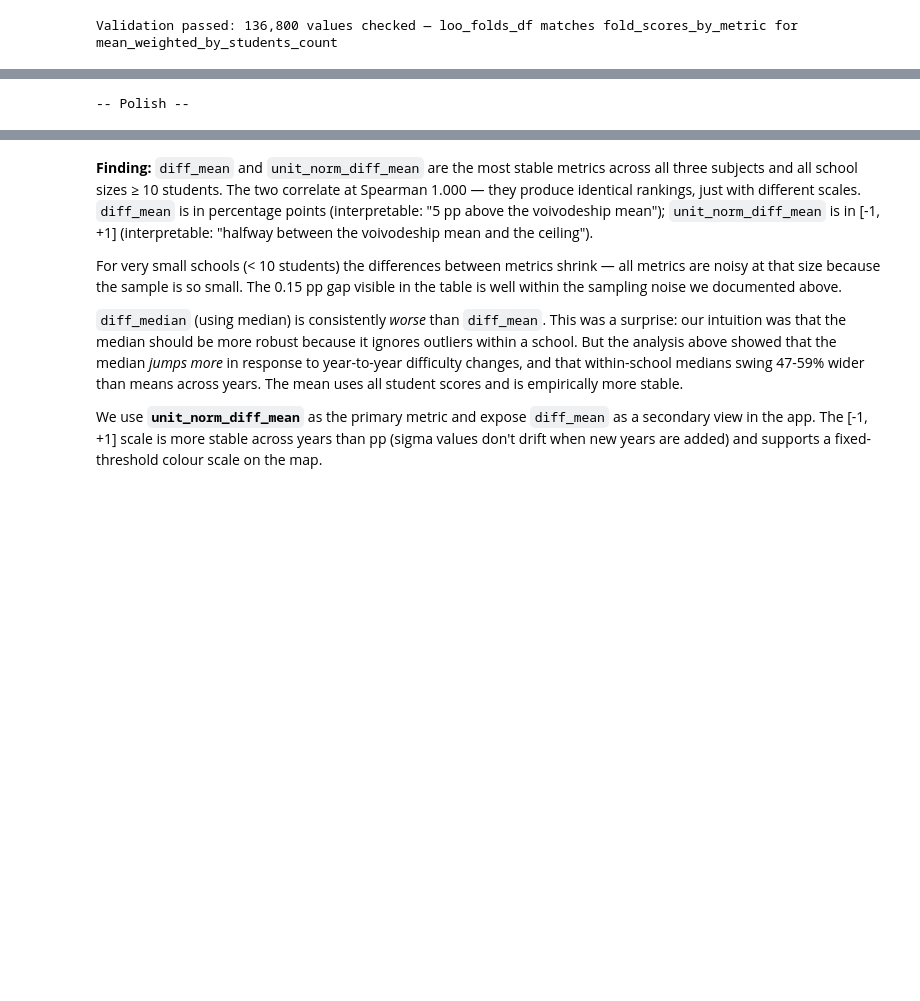
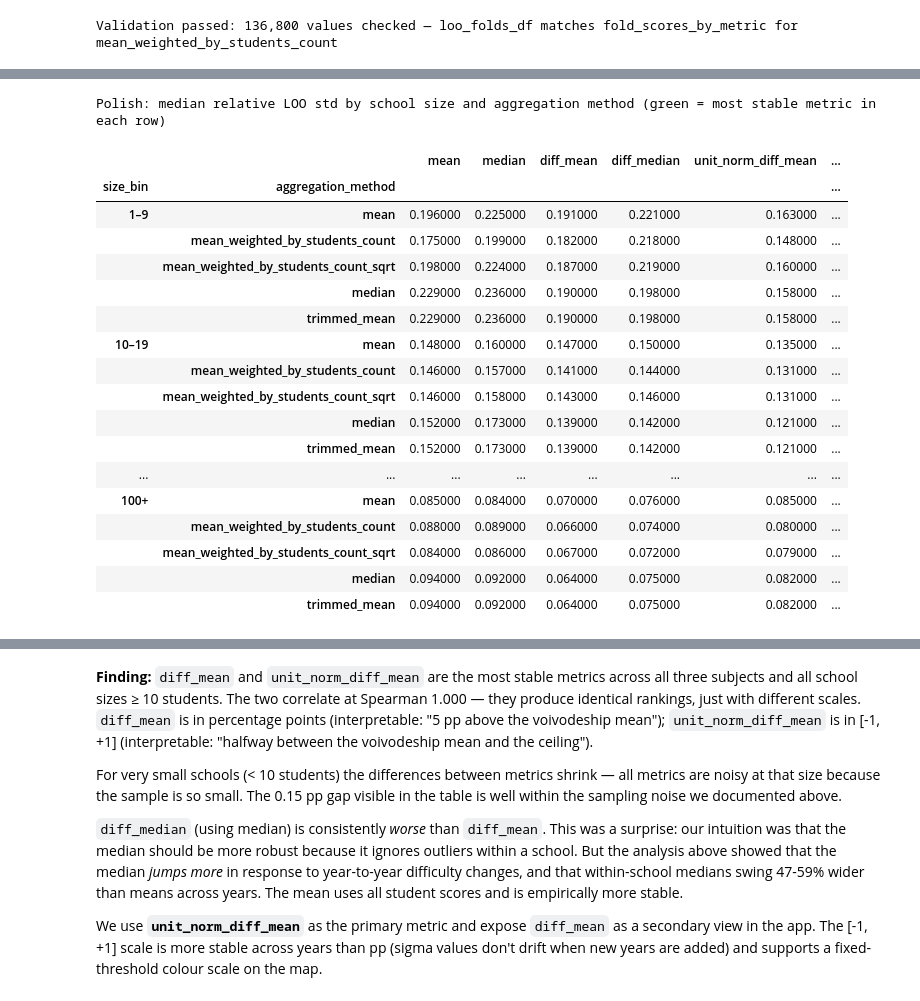
Before and after one commit to herbakamil/compare-primary-schools-mazowieckie, a Jupyter notebook: notebooks/how_to_measure_school_quality.ipynb, the cells around one changed output, grey strips where cells are left out. Drawn from its saved outputs; the diff is of its cells as text; code cells hidden in the pictures; blank space fills up the shorter version.

```diff
--- a/notebooks/how_to_measure_school_quality.ipynb
+++ b/notebooks/how_to_measure_school_quality.ipynb
@@ -1609,16 +1660,71 @@ plt.show()
 # %%
-# ── Summary table: median relative LOO std per (subject, size bin) ───────────
-rel_cols = [f'rel_{m}' for m in METRIC_DISPLAY]
+# ── Summary tables: LOO stability by size bin and overall ─────────────────────
+rel_metric_cols = [f'rel_{m}' for m in METRIC_DISPLAY]
 
+# Table A: per subject — rows = (size_bin, aggregation_method), cols = metric
 for subject in core_short:
-    sub = loo[loo['subject'] == subject]
-    agg = sub.groupby('size_bin', observed=True)[rel_cols].median().round(3)
-    agg.columns = list(METRIC_DISPLAY.keys())
-    label_subj = SUBJECT_LABELS[subject]
-    print(f'-- {label_subj} --')
-    display(agg.style
-            .set_uuid(f'loo_by_size_{subject}')
-            .highlight_min(axis=1, color='#c6efce', props='background-color: #c6efce !important; color: black !important;')
-            .set_caption(f'{label_subj}: green = most stable metric for that school size'))
+    subject_label = SUBJECT_LABELS[subject]
+    subject_subset = loo_stability_df[loo_stability_df['subject'] == subject]
+
+    size_agg_table = (
+        subject_subset
+        .groupby(['size_bin', 'aggregation_method'], observed=True)[rel_metric_cols]
+        .median()
+        .round(3)
+    )
+    size_agg_table.columns = list(METRIC_DISPLAY.keys())
+    display(
+        size_agg_table.style
+        .set_uuid(f'loo_size_agg_{subject}')
+        .highlight_min(axis=1, props='background-color: #c6efce !important; color: black !important;')
+        .set_caption(
+            f'{subject_label}: median relative LOO std by school size and aggregation method'
+            ' (green = most stable metric in each row)'
+        )
+    )
+
+# Table B: per subject — rows = metric, cols = aggregation_method
+for subject in core_short:
+    subject_label = SUBJECT_LABELS[subject]
+    subject_subset = loo_stability_df[loo_stability_df['subject'] == subject]
+
+    overall_records = []
+    for metric_name in METRIC_DISPLAY:
+        row = {'metric': metric_name}
+        for agg_method in AGG_METHODS:
+            agg_subset = subject_subset[subject_subset['aggregation_method'] == agg_method]
+            row[AGG_METHOD_LABELS[agg_method]] = round(
+                float(agg_subset[f'rel_{metric_name}'].median()), 3
+            )
+        overall_records.append(row)
+
+    overall_table = pd.DataFrame(overall_records).set_index('metric')
+    display(
+        overall_table.style
+        .set_uuid(f'loo_overall_{subject}')
+        .highlight_min(axis=1, props='background-color: #c6efce !important; color: black !important;')
+        .set_caption(
+            f'{subject_label}: overall median relative LOO std per metric and aggregation method'
+            ' (green = most stable aggregation for that metric)'
+        )
+    )
 # %% [output]
--- Polish --
+Polish: median relative LOO std by school size and aggregation method (green = most stable metric in each row)
+|  |  | mean | median | diff_mean | diff_median | unit_norm_diff_mean | ... |
+| size_bin | aggregation_method |  |  |  |  |  | ... |
+| 1–9 | mean | 0.196000 | 0.225000 | 0.191000 | 0.221000 | 0.163000 | ... |
+|  | mean_weighted_by_students_count | 0.175000 | 0.199000 | 0.182000 | 0.218000 | 0.148000 | ... |
+|  | mean_weighted_by_students_count_sqrt | 0.198000 | 0.224000 | 0.187000 | 0.219000 | 0.160000 | ... |
+|  | median | 0.229000 | 0.236000 | 0.190000 | 0.198000 | 0.158000 | ... |
+|  | trimmed_mean | 0.229000 | 0.236000 | 0.190000 | 0.198000 | 0.158000 | ... |
+| 10–19 | mean | 0.148000 | 0.160000 | 0.147000 | 0.150000 | 0.135000 | ... |
+|  | mean_weighted_by_students_count | 0.146000 | 0.157000 | 0.141000 | 0.144000 | 0.131000 | ... |
+|  | mean_weighted_by_students_count_sqrt | 0.146000 | 0.158000 | 0.143000 | 0.146000 | 0.131000 | ... |
+|  | median | 0.152000 | 0.173000 | 0.139000 | 0.142000 | 0.121000 | ... |
+|  | trimmed_mean | 0.152000 | 0.173000 | 0.139000 | 0.142000 | 0.121000 | ... |
+| ... | ... | ... | ... | ... | ... | ... | ... |
+| 100+ | mean | 0.085000 | 0.084000 | 0.070000 | 0.076000 | 0.085000 | ... |
+|  | mean_weighted_by_students_count | 0.088000 | 0.089000 | 0.066000 | 0.074000 | 0.080000 | ... |
+|  | mean_weighted_by_students_count_sqrt | 0.084000 | 0.086000 | 0.067000 | 0.072000 | 0.079000 | ... |
+|  | median | 0.094000 | 0.092000 | 0.064000 | 0.075000 | 0.082000 | ... |
+|  | trimmed_mean | 0.094000 | 0.092000 | 0.064000 | 0.075000 | 0.082000 | ... |
```
Also changed, not shown: parts of 7 cells of this notebook.
